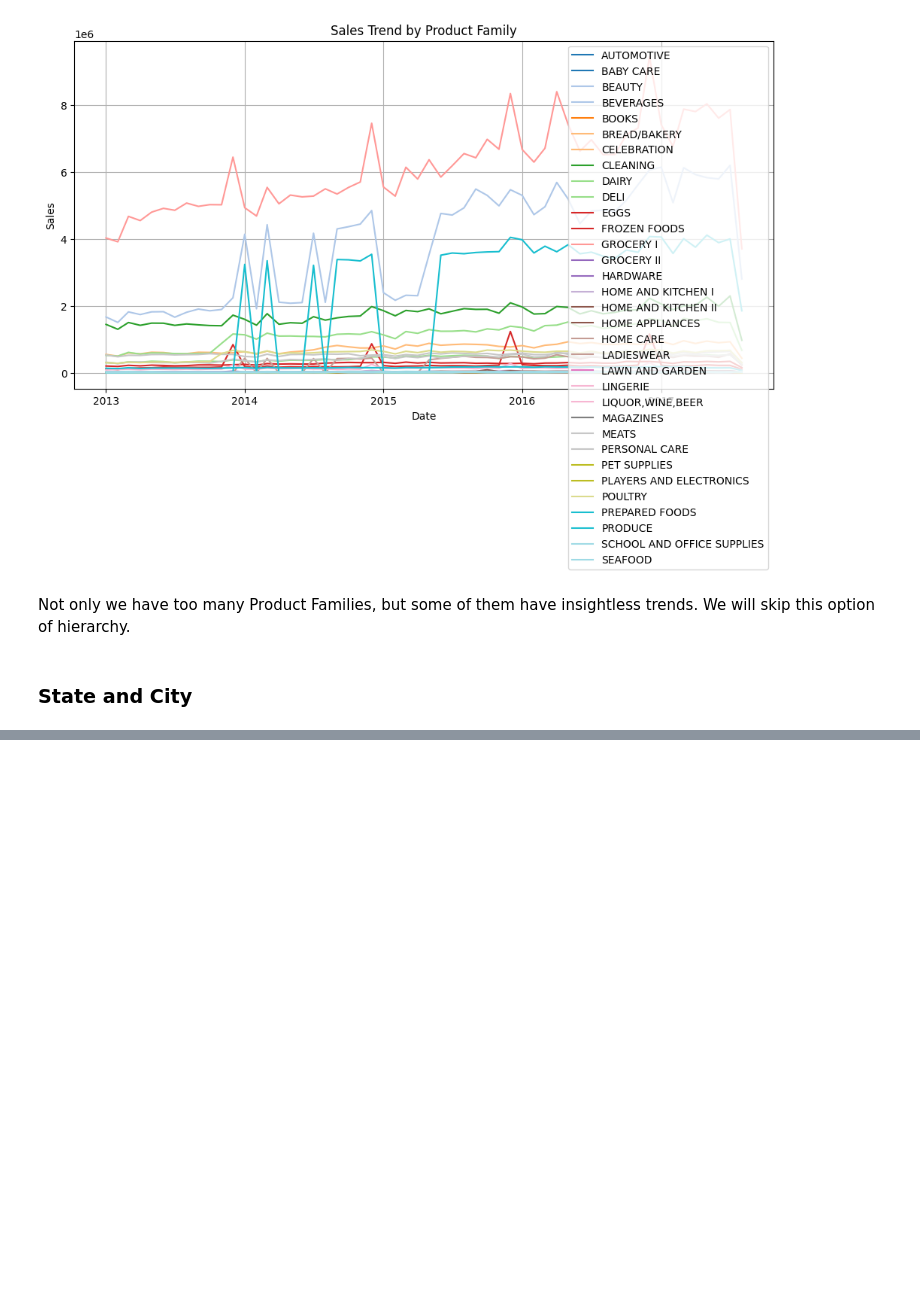
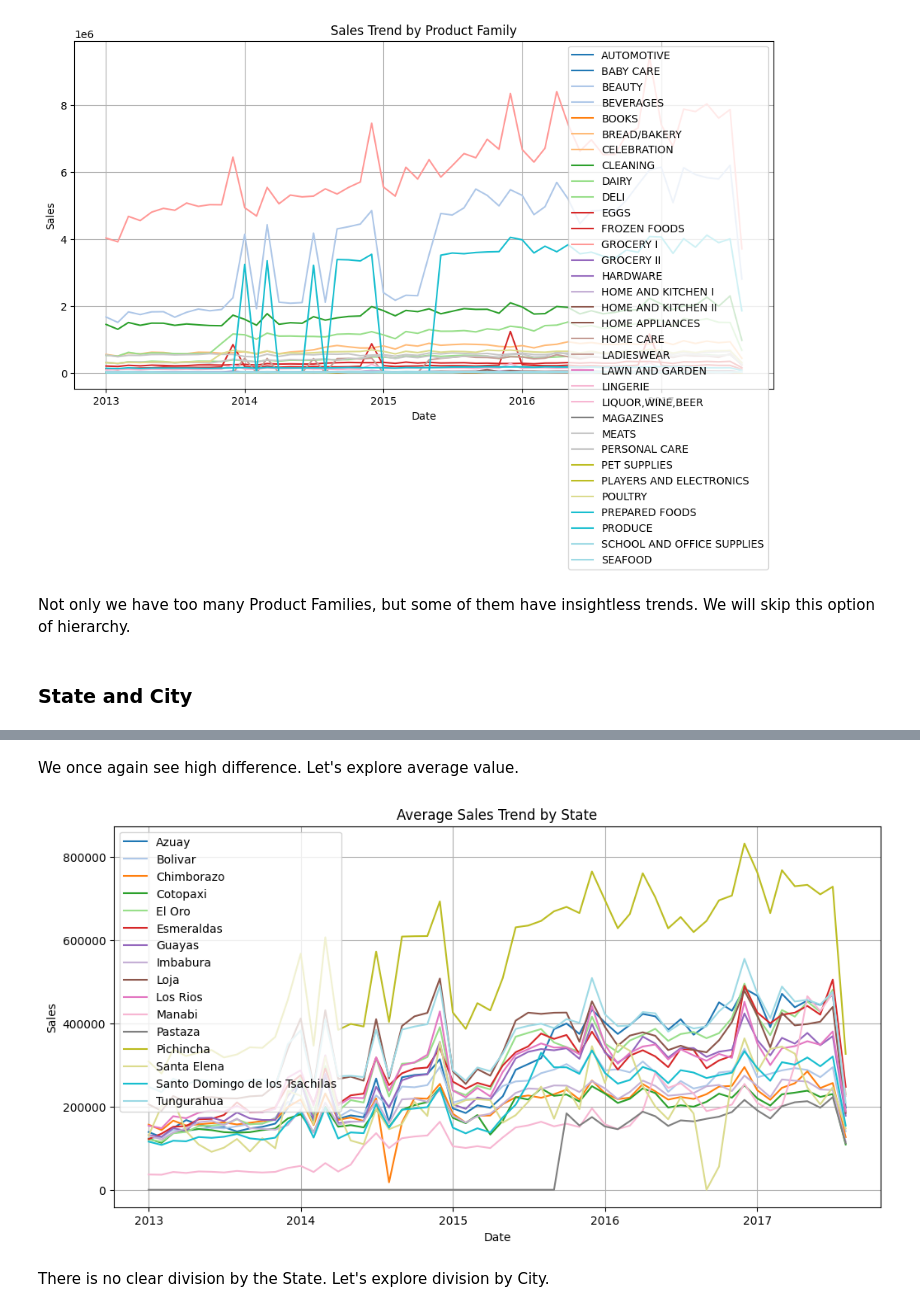
Before and after one commit to i-osipchyk/kaggle-sales-predictions, a Jupyter notebook: main.ipynb, the cells around one changed output, grey strips where cells are left out. Drawn from its saved outputs; the diff is of its cells as text; code cells hidden in the pictures; blank space fills up the shorter version.

```diff
--- a/main.ipynb
+++ b/main.ipynb
@@ -589,0 +674,19 @@ Not only we have too many Product Families, but some of them have insightless tr
+# %% [markdown]
+We once again see high difference. Let's explore average value.
+# %%
+plt.figure(figsize=(12, 6))
+
+for i, (state, df) in enumerate(store_states_dfs.items()):
+    color = colormap(i)
+    plt.plot(df['date'], df['avg_sales'], label=state, color=color)
+
+plt.legend()
+plt.title('Average Sales Trend by State')
+plt.xlabel('Date')
+plt.ylabel('Sales')
+plt.grid(True)
+plt.show()
+# %% [output]
+[figure, added]
+# %% [markdown]
+There is no clear division by the State. Let's explore division by City.
```
Also changed, not shown: parts of 18 cells of this notebook.
